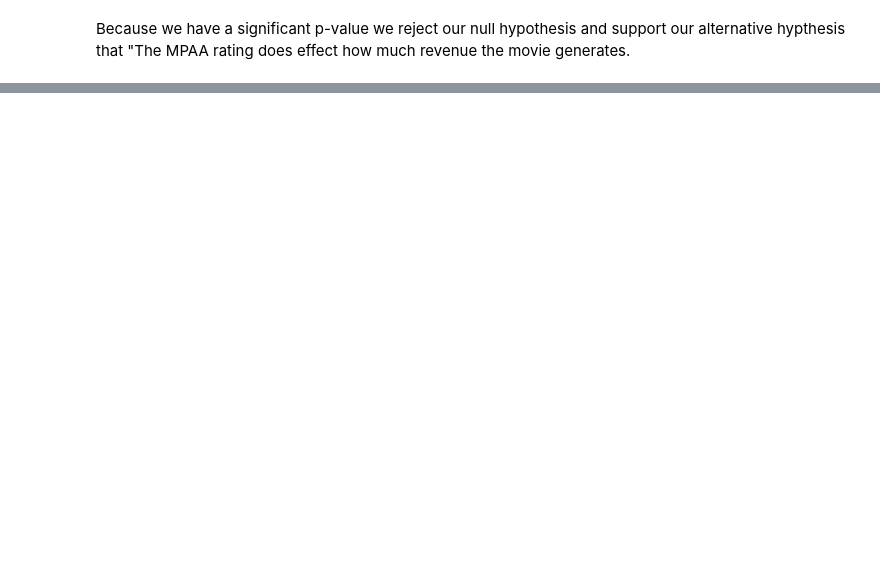
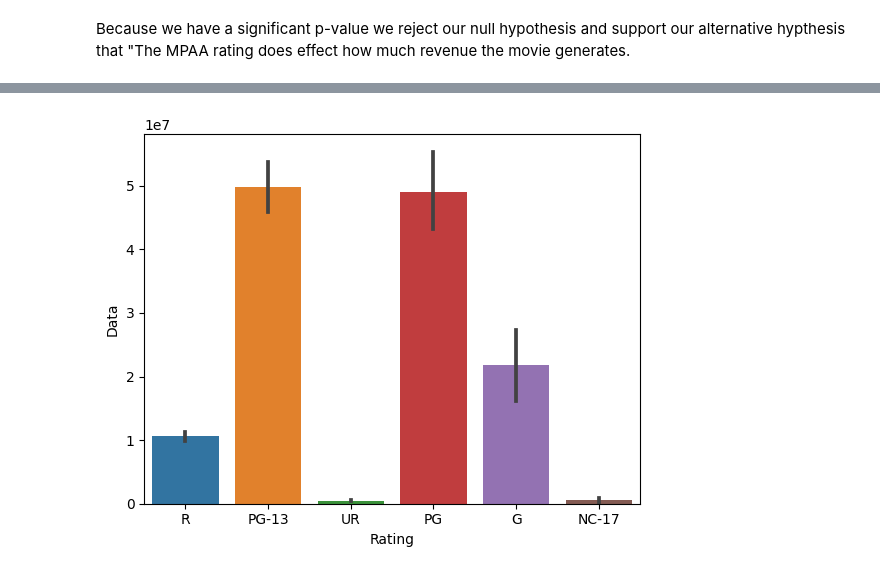
Before and after one commit to zevy613/Final-Project-The-Making-of-a-Successful-Movie, a Jupyter notebook: Hypothesis Testing.ipynb, the cells around one changed output, grey strips where cells are left out. Saved outputs shown, nothing was run; the diff lists cells and outputs as text; code cells hidden in the pictures; blank space fills up the shorter version.

Commit message:
completed Hyp testing

```diff
--- a/Hypothesis Testing.ipynb
+++ b/Hypothesis Testing.ipynb
@@ -74,9 +89,11 @@ def is_outlier(temp): # removes outliers
 # x = is_outlier(my_dfs['PG-13'])
 # x
 # %%
-cleaned_data = {} # print message when not true
+cleaned_data = {}
 for i, df in my_dfs.items():
     temp = is_outlier(df)
-    if (len(temp) > 4):
+    if (len(temp) > 7):
         cleaned_data[i] = temp
+    else:
+        print("For rating", i, "there are too few entries to perform normality testing.")
 # %% [output]
@@ -138,0 +162,11 @@ Because we have a significant p-value we reject our null hypothesis and support
+# %%
+# Make an empty list for saving our dataframes
+tukeys_dfs = []
+
+for rating, df in cleaned_data.items():
+    temp = pd.DataFrame({'Data': df, 'Rating': rating})
+    tukeys_dfs.append(temp)
+
+# Make on giant dataframe that holds all the dataframes
+tukeys_data = pd.concat(tukeys_dfs)
+tukeys_data
@@ -138,0 +215,5 @@ Because we have a significant p-value we reject our null hypothesis and support
+# %%
+# Plot results from tukeys test
+ax = sns.barplot(data=tukeys_data, x='Rating', y='Data')
+# %% [output]
+[figure, added]
```
Also changed, not shown: parts of 16 cells of this notebook, 3 other files.
